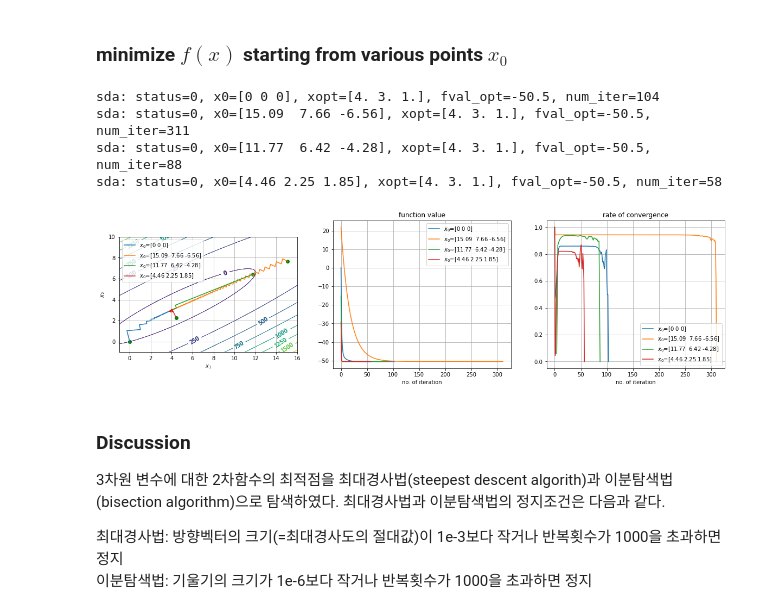
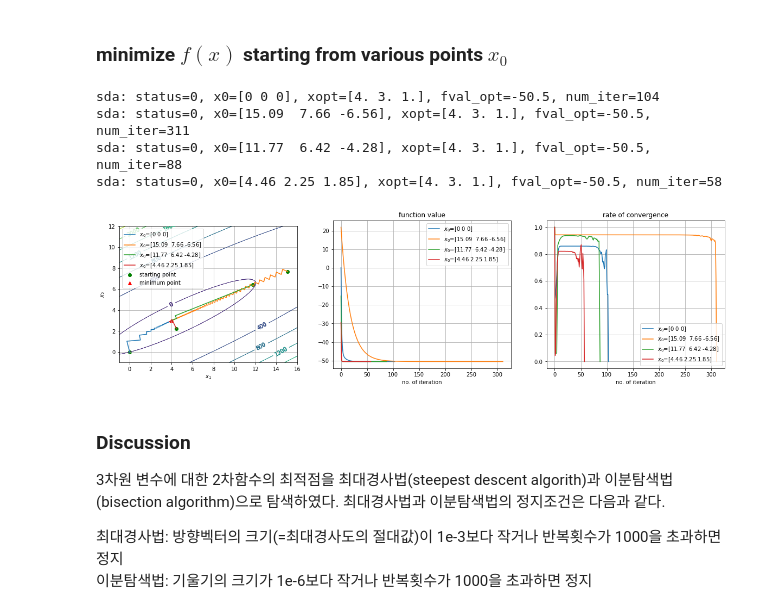
Before and after one commit to reingel/JSOPT, a Jupyter notebook: HW#2.ipynb, the cells around one changed output. Saved outputs shown, nothing was run; the diff lists cells and outputs as text; code cells hidden in the pictures.

```diff
--- a/HW#2.ipynb
+++ b/HW#2.ipynb
@@ -34,7 +34,7 @@ fig, ax = plt.subplots(1,3, figsize=(20,5)) # create a figure and an axes of mat
 ax[0].set_aspect(1.0)
 ax[0].grid(True)
 x = np.linspace(-1,16,100)
-y = np.linspace(-1,10,50)
+y = np.linspace(-1,12,50)
 [xx, yy] = np.meshgrid(x, y)
 zz = np.zeros_like(xx)
 for i in range(len(x)):
@@ -49,49 +49,59 @@ ax[2].grid(True)
 ax[2].set_xlabel('no. of iteration')
 ax[2].set_title('rate of convergence')
 
 for x0 in [ # iterate with four different starting points
 	Vector([0, 0, 0]),
 	Vector([15.09, 7.66, -6.56]),
 	Vector([11.77, 6.42, -4.28]),
 	Vector([4.46, 2.25, 1.85])
 ]:
-	# minimize f(x) using the steepest descent algorithm
-	# sda() function description
-	# 1. input arguments
-	# 	- f1: an objective function f(x) (function)
-	# 	- gradf1: the gradient of f(x) (function)
-	# 	- x0: a starting point of optimization which is sequencially input by "for loop" (Vector = numpy.ndarray)
-	# 	- epsilon: the first stopping criteria. sda() will stop if |gradf(xk)| <= epsilon. (float)
-	# 	- max_num_iter: the second stopping criteria. sda() will stop if the number of iterations is greater than max_num_iter. (integer)
-	# 2. return values
-	# 	- xopt: the minimizer of f(x) (Vector = numpy.ndarray)
-	# 	- fval_opt: the minimum of f(x) (float)
-	# 	- status: 0 if the minimum is found within max_num_iter, 1 if the number of iterations reaches max_num_iter. (integer)
-	# 	- history: sequencially stored values of x, d, fval, rate_conv (dictionary)
+	"""
+	sda(): minimize f(x) using the steepest descent algorithm
+	<function description>
+	1. input arguments
+		- f: an objective function f(x) (function)
+		- gradf: the gradient of f(x) (function)
+		- x0: a starting point of optimization (numpy.ndarray a.k.a. Vector)
+		- epsilon: the 1st stopping criteria. sda() will stop if |gradf(xk)| <= epsilon. (float)
+		- max_num_iter: the 2nd stopping criteria. sda() will stop if the number of iterations is greater than max_num_iter. (integer)
+		- line_search: a line search algorithm (function)
+		- alpha_max: the max. range of line search (numeric or function)
+		- ls_epsilon: epsilon for the line search algorithm (float)
+		- ls_max_num_iter: max_num_iter for the line search algorithm (integer)
+	2. return values
+		- x_opt: the minimimum point of f(x) (numpy.ndarray a.k.a. Vector)
+		- fval_opt: the minimum value of f(x) (float)
+		- status: (integer)
+			- 0 if the minimum point is found within max_num_iter
+			- 1 if the number of iterations reaches max_num_iter
+		- history: sequencially stored values of x, d, fval, rate_conv (dictionary)
+	"""
 	xopt, fval_opt, status, history = sda(f1, gradf1, x0, epsilon=1e-3, max_num_iter=1000)
 
 	# print return values and actual number of iterations
 	print(f"sda: {status=}, x0={np.round(x0,2)}, xopt={np.round(xopt,2)}, fval_opt={np.round(fval_opt,2)}, num_iter={len(history['x'])}")
 
 	# plot f(x), xopt and search path (2D projection only)
 	cnt = ax[0].contour(xx, yy, zz, linewidths=0.5)
 	ax[0].clabel(cnt, fmt='%.0f')
 	ax[0].plot(history['x'][:,0], history['x'][:,1], label=f'$x_0$={x0}')
-	ax[0].scatter(history['x'][0,0], history['x'][0,1], color='green')
-	ax[0].scatter(history['x'][-1,0], history['x'][-1,1], marker='^', color='red')
+	ps = ax[0].scatter(history['x'][0,0], history['x'][0,1], color='green')
+	po = ax[0].scatter(history['x'][-1,0], history['x'][-1,1], marker='^', color='red')
 	ax[1].plot(history['fval'], label=f'$x_0$={x0}')
 	ax[2].plot(history['rate_conv'], label=f'$x_0$={x0}')
+ps.set_label('starting point')
+po.set_label('minimum point')
 
 ax[0].legend(loc='upper left')
 ax[1].legend(loc='best')
 ax[2].legend(loc='best')
 plt.show()
 # %% [output]
 sda: status=0, x0=[0 0 0], xopt=[4. 3. 1.], fval_opt=-50.5, num_iter=104
 sda: status=0, x0=[15.09  7.66 -6.56], xopt=[4. 3. 1.], fval_opt=-50.5, num_iter=311
 sda: status=0, x0=[11.77  6.42 -4.28], xopt=[4. 3. 1.], fval_opt=-50.5, num_iter=88
 sda: status=0, x0=[4.46 2.25 1.85], xopt=[4. 3. 1.], fval_opt=-50.5, num_iter=58
-[figure, old version]
+[figure, new version]
 # %% [markdown]
 ### Discussion
 3차원 변수에 대한 2차함수의 최적점을 최대경사법(steepest descent algorith)과 이분탐색법(bisection algorithm)으로 탐색하였다. 최대경사법과 이분탐색법의 정지조건은 다음과 같다.
```
Also changed, not shown: parts of 3 cells of this notebook, 2 other files.
